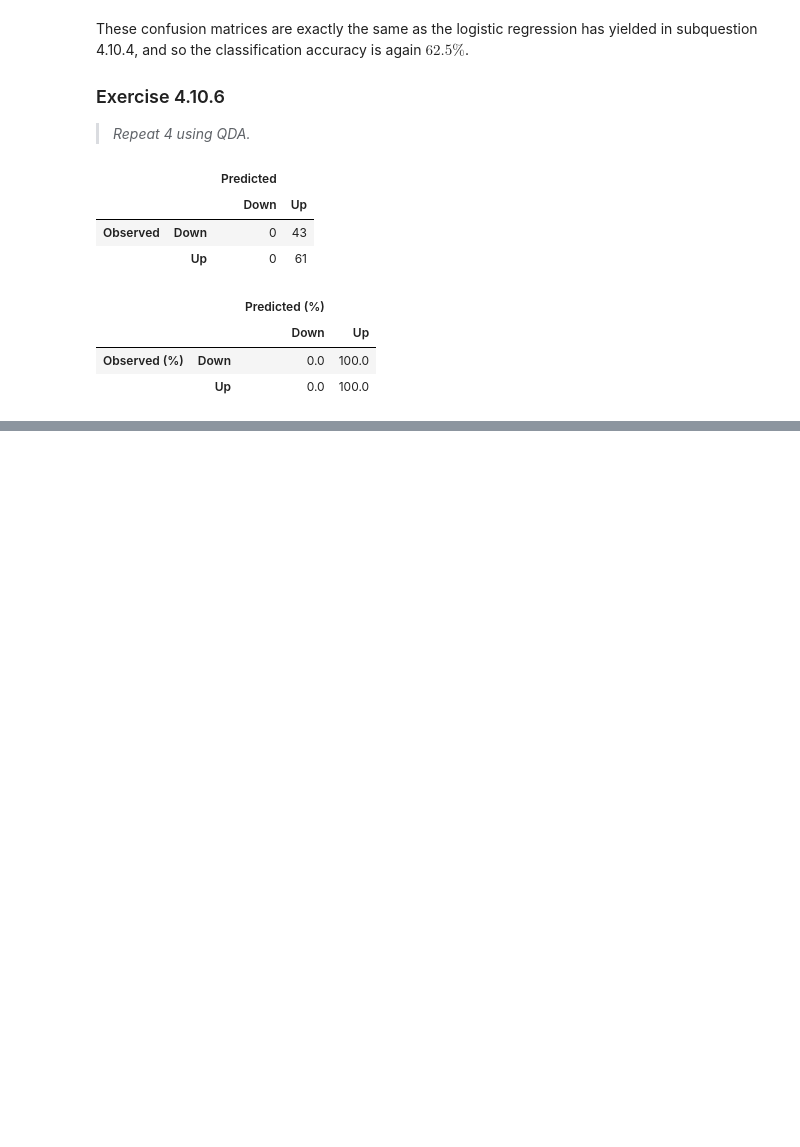
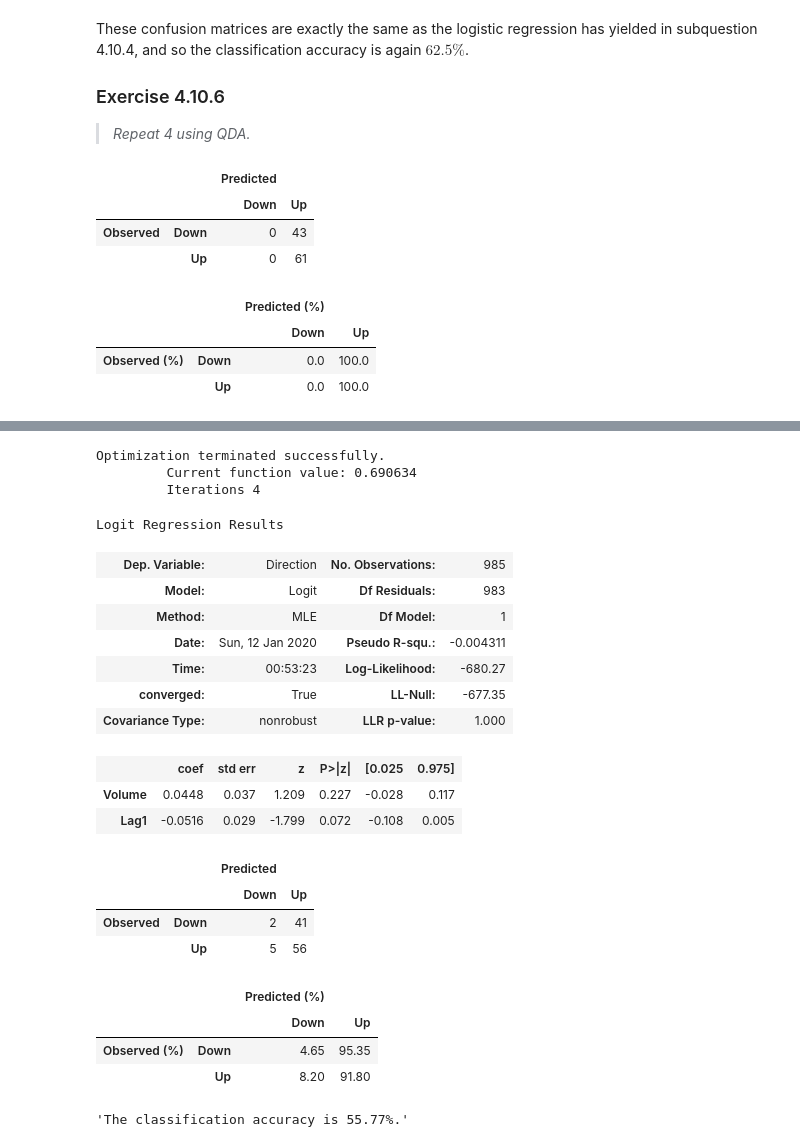
Before and after one commit to HerrBroekman/Python-solutions-for-An-Introduction-to-Statistical-Learning, a Jupyter notebook: Chapter4/Exercise10/4_10.ipynb, the cells around one changed output, grey strips where cells are left out. Saved outputs shown, nothing was run; the diff lists cells and outputs as text; code cells hidden in the pictures; blank space fills up the shorter version.

```diff
--- a/Chapter4/Exercise10/4_10.ipynb
+++ b/Chapter4/Exercise10/4_10.ipynb
@@ -238,0 +270,49 @@ Experiment with different combinations of predictors, including possible transfo
+# %%
+targetColumn = ['Direction']
+descriptiveColumns = ['Volume', 'Lag1']
+df_X_train = df[descriptiveColumns].loc[1990:2008]
+df_Y_train = df[targetColumn].loc[1990:2008]
+df_X_test = df[descriptiveColumns].loc[2009:2010]
+df_Y_test = df[targetColumn].loc[2009:2010]
+
+model = sm.Logit(df_Y_train, df_X_train)
+fitted = model.fit()
+fitted.summary()
+
+sr_Y_pred = fitted.predict(df_X_test)
+df_Y_test_and_pred = pd.DataFrame({
+    'Observed': df_Y_test['Direction'],
+    'Predicted': np.where(sr_Y_pred > 0.5, 1, 0),
+})
+df_confusion, df_confusion_pct = createConfusionMatrixFromOutOfSampleData(df=df_Y_test_and_pred, binaryMap={0: 'Down', 1: 'Up'})
+df_confusion
+df_confusion_pct.round(2)
+
+confusion_matrix = df_confusion.to_numpy()
+TN, FP, FN, TP = confusion_matrix[0, 0], confusion_matrix[0, 1], confusion_matrix[1, 0], confusion_matrix[1, 1]
+class_acc = 100 * ((TP + TN) / (TN + FP + FN + TP))
+f'The classification accuracy is {class_acc:.2f}%.'
+# %% [output]
+Optimization terminated successfully.
+         Current function value: 0.690634
+         Iterations 4
+Logit Regression Results
+| Dep. Variable: | Direction | No. Observations: | 985 |
+| Model: | Logit | Df Residuals: | 983 |
+| Method: | MLE | Df Model: | 1 |
+| Date: | Sun, 12 Jan 2020 | Pseudo R-squ.: | -0.004311 |
+| Time: | 00:53:23 | Log-Likelihood: | -680.27 |
+| converged: | True | LL-Null: | -677.35 |
+| Covariance Type: | nonrobust | LLR p-value: | 1.000 |
+|  | coef | std err | z | P>|z| | [0.025 | 0.975] |
+| Volume | 0.0448 | 0.037 | 1.209 | 0.227 | -0.028 | 0.117 |
+| Lag1 | -0.0516 | 0.029 | -1.799 | 0.072 | -0.108 | 0.005 |
+|  |  | Predicted |  |
+|  |  | Down | Up |
+| Observed | Down | 2 | 41 |
+|  | Up | 5 | 56 |
+|  |  | Predicted (%) |  |
+|  |  | Down | Up |
+| Observed (%) | Down | 4.65 | 95.35 |
+|  | Up | 8.20 | 91.80 |
+'The classification accuracy is 55.77%.'
```
Also changed, not shown: parts of 17 cells of this notebook.
